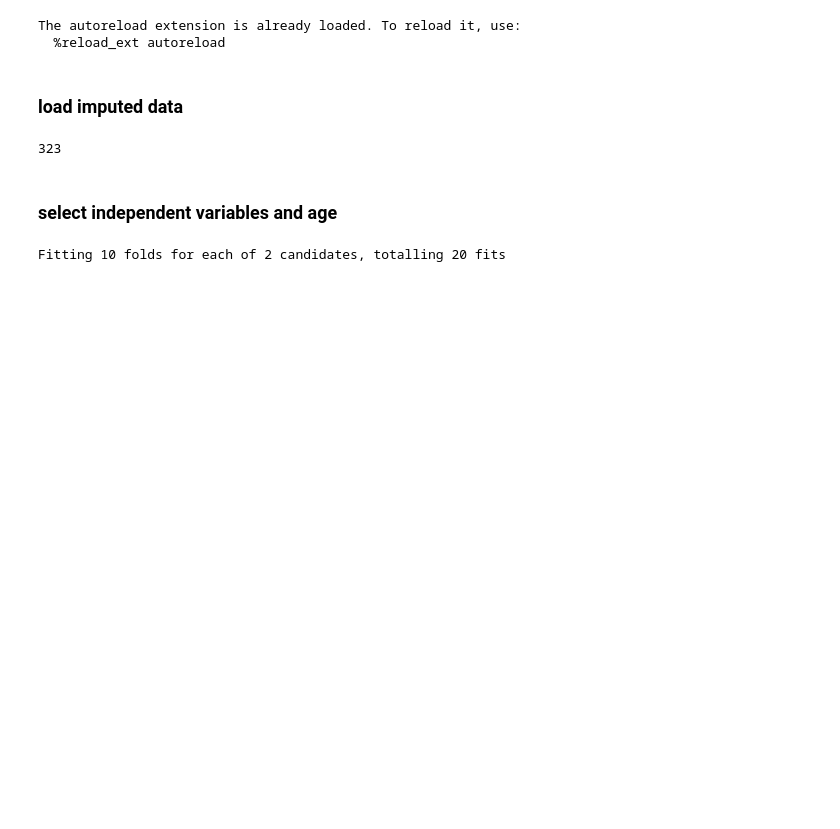
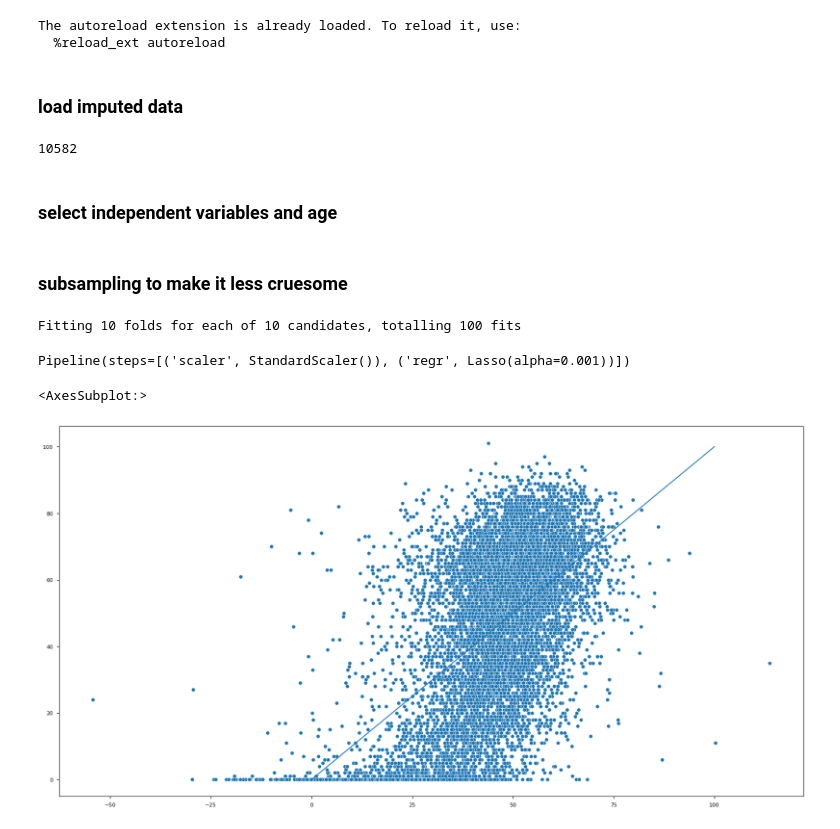
Before and after one commit to HJJoosse/celldyn_embedder, a Jupyter notebook: sandbox/create_age_predictor.ipynb, the cells around one changed output. Cells and saved outputs as stored; diff of their text form; code cells hidden in the pictures; blank space fills up the shorter version.

```diff
--- a/sandbox/create_age_predictor.ipynb
+++ b/sandbox/create_age_predictor.ipynb
@@ -48,9 +44,9 @@ os.chdir("T:\\laupodteam\\AIOS\\Bram\\data\\CellDyn")
 # %%
-celldyn = pd.read_feather("celldyn_FULL_transformed_df.feather")
+celldyn = pd.read_feather("T:/laupodteam/AIOS/Bram/data/CellDyn/celldyn_FULL_transformed_df.feather")
 celldyn.columns = celldyn.columns.str.lower()
 gc.collect()
 # %% [output]
-323
+10582
 # %% [markdown]
 ### select independent variables and age
 # %%
@@ -102,12 +98,37 @@ parameters = [
 # %%
 pipe = Pipeline([
     ("scaler",StandardScaler()),
-    ("regr",RegrSwitcher())
+    ("regr",XGBRegressor())
 ])
-
-X_train,X_test, y_train,y_test = train_test_split(X,y)
-# %%
-gscv = GridSearchCV(pipe, parameters, cv=10, n_jobs=-1, return_train_score=False, verbose=3)
-gscv.fit(X_train, y_train)
-# %% [output]
-Fitting 10 folds for each of 2 candidates, totalling 20 fits
+# %% [markdown]
+### subsampling to make it less cruesome
+# %%
+idx = np.random.randint(0,X.shape[0],size = 20000)
+X_sample = X[idx,:]
+y_sample = y[idx]
+# %%
+parameters = [{'regr__max_depth':[1,2,5,10],"regr__gamma":[0.01,0.1,0.2,0.4,0.6],"regr__n_estimators":[50,100,200,500]}]
+
+folds = GroupKFold(n_splits=10)
+
+for train,test in tqdm(folds.split(X_sample,y_sample,groups=celldyn.studyid_alle_celldyn[idx])):
+    gscv = RandomizedSearchCV(pipe, parameters, cv=10, n_jobs=3, return_train_score=False, verbose=3)
+    gscv.fit(X_sample[train,:],y_sample[train])
+    print(gscv.score(X_sample[test,:],y_sample[test]))
+    print(gscv.best_estimator_)
+# %% [output]
+Fitting 10 folds for each of 10 candidates, totalling 100 fits
+# %%
+gscv.best_estimator_
+# %% [output]
+Pipeline(steps=[('scaler', StandardScaler()), ('regr', Lasso(alpha=0.001))])
+# %%
+plt.style.use("seaborn-paper")
+
+plt.figure(figsize = (20,10))
+
+sns.scatterplot(y_pred[idx],y_test[idx])
+sns.lineplot([0,100],[0,100])
+# %% [output]
+<AxesSubplot:>
+[figure, added]
```
Also changed, not shown: parts of 2 cells of this notebook, 2 other files.
